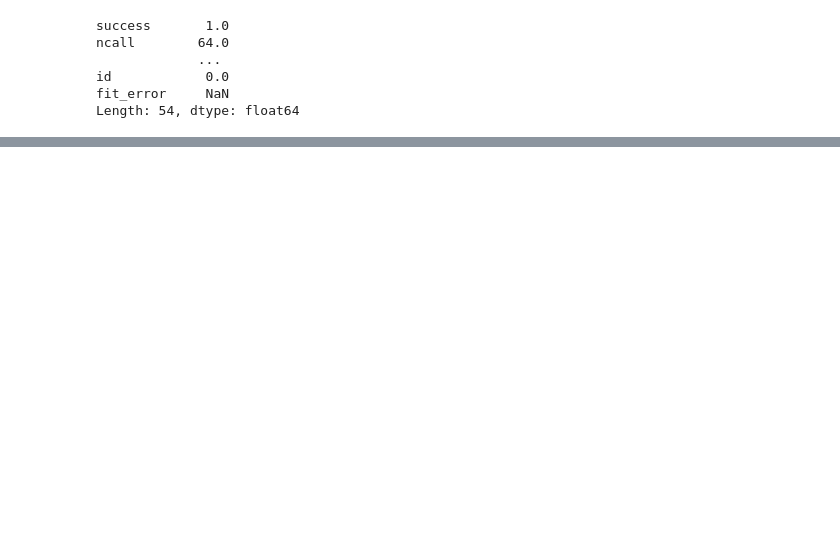
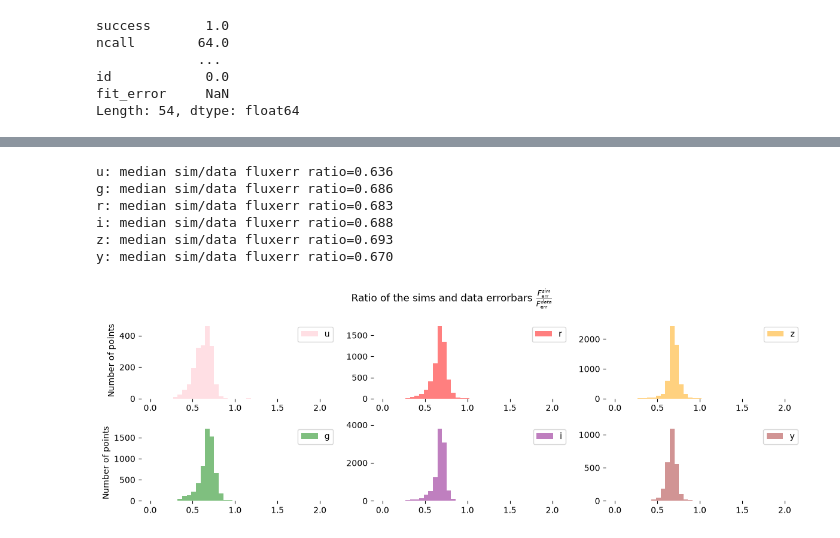
Before and after one commit to mi-dai/lightcurvelynx_rubin_dp2, a Jupyter notebook: dp2_sim_single_object.ipynb, the cells around one changed output, grey strips where cells are left out. Cells and saved outputs as stored; diff of their text form; code cells hidden in the pictures; blank space fills up the shorter version.

```diff
--- a/dp2_sim_single_object.ipynb
+++ b/dp2_sim_single_object.ipynb
@@ -578,0 +676,29 @@ sn["diaObjectForcedSource_dia_object_lc"].len()
+# %%
+fig, ax = plt.subplots(2, 3, figsize=(12, 4))
+
+bins_diff = np.linspace(0, 2.1, 40)
+
+for i in range(3):
+    for j in range(2):
+        band = BANDS[2*i+j]
+        ratio_band = all_merged.loc[all_merged["band"] == band, "fluxerr_ratio"]
+        ax[j,i].hist(ratio_band, bins=bins_diff, label=band, color=colors[band], alpha=0.5)
+        ax[j,i].legend()
+        clean_spines(ax[j,i])
+        print(f"{band}: median sim/data fluxerr ratio={ratio_band.median():.3f}")
+
+ax[1,0].set_ylabel('Number of points')
+ax[0,0].set_ylabel('Number of points')
+
+fig.suptitle(r'Ratio of the sims and data errorbars $\frac{F_\mathrm{err}^{sim}}{F_\mathrm{err}^{data}}$')
+
+plt.tight_layout()
+plt.show()
+# %% [output]
+u: median sim/data fluxerr ratio=0.636
+g: median sim/data fluxerr ratio=0.686
+r: median sim/data fluxerr ratio=0.683
+i: median sim/data fluxerr ratio=0.688
+z: median sim/data fluxerr ratio=0.693
+y: median sim/data fluxerr ratio=0.670
+[figure, added]
```
Also changed, not shown: parts of 28 cells of this notebook.
